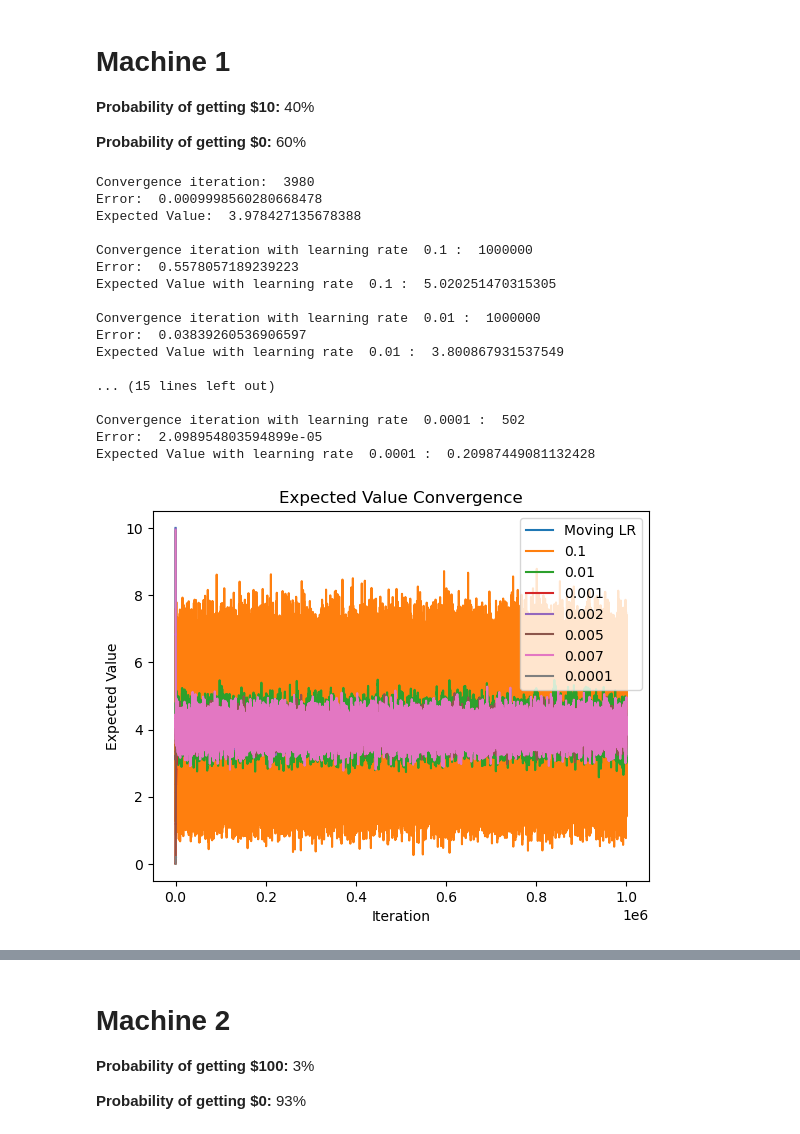
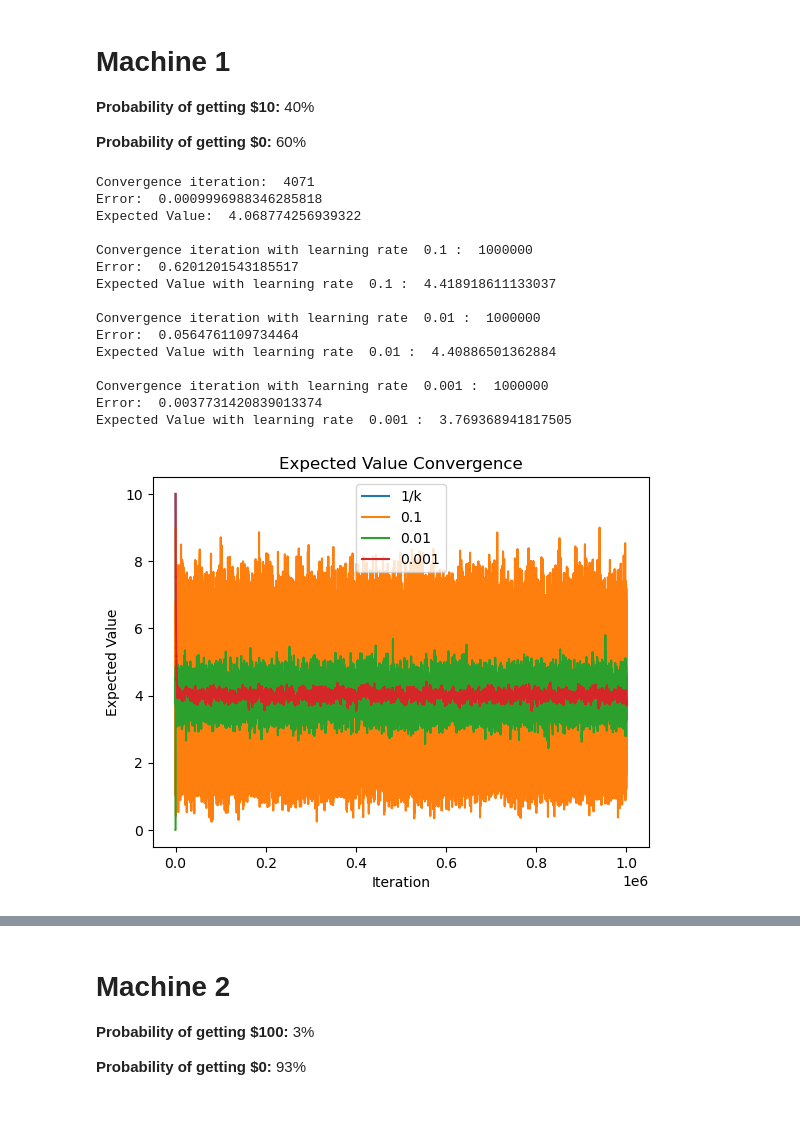
Before and after one commit to AndresBriC/DesarrolloDeAplicacionesAvanzadas, a Jupyter notebook: EjercicioLearningRate.ipynb, the cells around one changed output, grey strips where cells are left out. Saved outputs shown, nothing was run; the diff lists cells and outputs as text; code cells hidden in the pictures.

```diff
--- a/EjercicioLearningRate.ipynb
+++ b/EjercicioLearningRate.ipynb
@@ -97,7 +97,7 @@ def simulateGameWithExpectedValue(outcomes, probabilities, learningRate=0):
 
         print("\nConvergence iteration: ", currentIteration)
         print("Error: ", error)
-        label = "Moving LR"
+        label = "1/k"
 
     else:
         for i in range(initialIterations):
@@ -128,47 +128,45 @@ def simulateGameWithExpectedValue(outcomes, probabilities, learningRate=0):
 # Run the simulation and print the expected value
 outcomes = [10, 0]
 probabilities = [0.4, 0.6]
 expectedValueArrays = []
 labels = []
 
 expectedValueDict = simulateGameWithExpectedValue(outcomes, probabilities)
 expectedValueArrays.append(expectedValueDict["Expected Value Array"])
 labels.append(expectedValueDict["Label"])
 print("Expected Value: ", expectedValueDict["Expected Value"])
 
 # Run the simulation with a fixed learning rate of 0.1, 0.01 and 0.001
-for learningRate in [0.1, 0.01, 0.001, 0.002, 0.005, 0.007, 0.0001]:
+for learningRate in [0.1, 0.01, 0.001]:
     expectedValueDict = simulateGameWithExpectedValue(outcomes, probabilities, learningRate)
     expectedValueArrays.append(expectedValueDict["Expected Value Array"])
     labels.append(expectedValueDict["Label"])
 
 # Plot the expected values
 plt.xlabel("Iteration")
 plt.ylabel("Expected Value")
 plt.title("Expected Value Convergence")
 for i in range(len(expectedValueArrays)):
     plt.plot(expectedValueArrays[i], label=labels[i])
 plt.legend()
 plt.show()
 # %% [output]
-Convergence iteration:  3980
-Error:  0.0009998560280668478
-Expected Value:  3.978427135678388
+Convergence iteration:  4071
+Error:  0.0009996988346285818
+Expected Value:  4.068774256939322
 
 Convergence iteration with learning rate  0.1 :  1000000
-Error:  0.5578057189239223
-Expected Value with learning rate  0.1 :  5.020251470315305
+Error:  0.6201201543185517
+Expected Value with learning rate  0.1 :  4.418918611133037
 
 Convergence iteration with learning rate  0.01 :  1000000
-Error:  0.03839260536906597
-Expected Value with learning rate  0.01 :  3.800867931537549
+Error:  0.0564761109734464
+Expected Value with learning rate  0.01 :  4.40886501362884
 
-... (15 lines left out)
-
-Convergence iteration with learning rate  0.0001 :  502
-Error:  2.098954803594899e-05
-Expected Value with learning rate  0.0001 :  0.20987449081132428
+Convergence iteration with learning rate  0.001 :  1000000
+Error:  0.0037731420839013374
+Expected Value with learning rate  0.001 :  3.769368941817505
-[figure, old version]
+[figure, new version]
 # %%
 # Individual plots
 plt.xlabel("Iteration")
```
Also changed, not shown: parts of 5 cells of this notebook.
